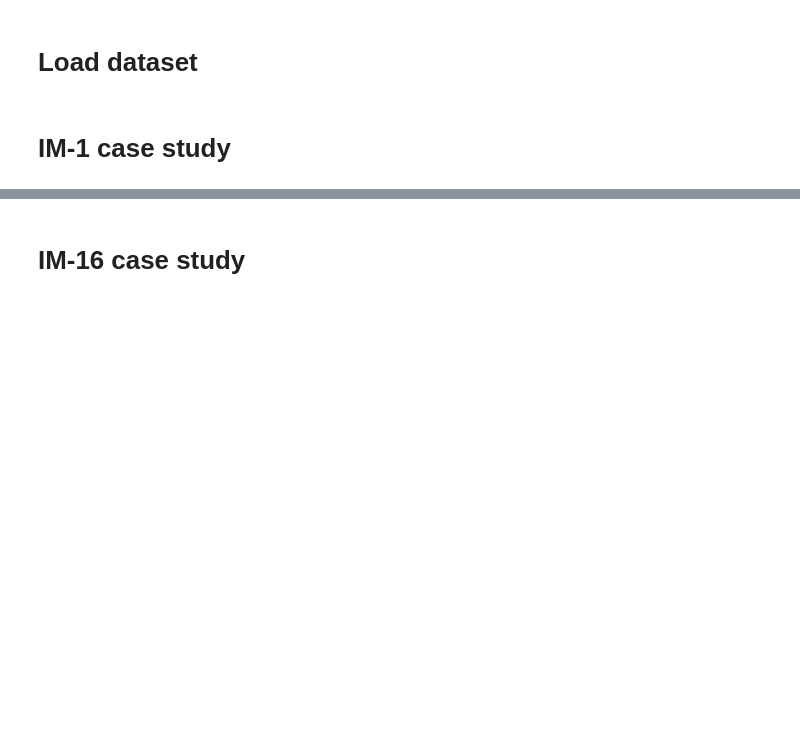
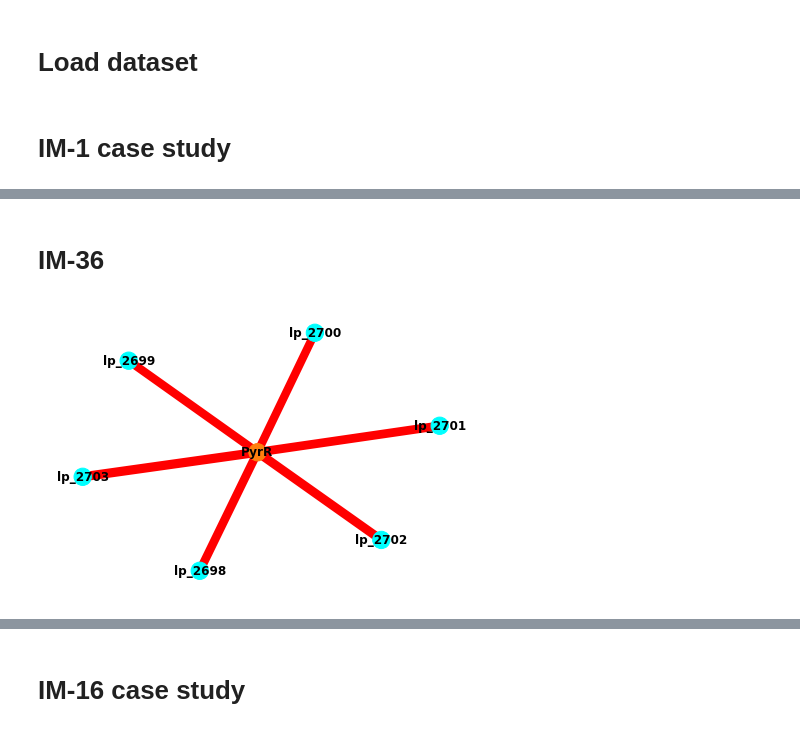
Before and after one commit to SizheQiu/LPiModulons, a Jupyter notebook: workflow/I-modulon_casestudy.ipynb, the cells around one changed output, grey strips where cells are left out. Cells and saved outputs as stored; diff of their text form; code cells hidden in the pictures; blank space fills up the shorter version.

```diff
--- a/workflow/I-modulon_casestudy.ipynb
+++ b/workflow/I-modulon_casestudy.ipynb
@@ -95,0 +115,11 @@ nx.draw(im1_corr,with_labels = True,node_color=nodecolors,font_weight='bold',
+# %% [markdown]
+# IM-36
+# %%
+im36_corr = get_sigcorr('lp_2704', IMs['36'], log_rpkm, 'PyrR' )
+nodecolors = [ im36_corr.nodes.get(v)['color']for v in im36_corr.nodes]
+edgecolors = [im36_corr[u][v]['edgecolor'] for u,v in im36_corr.edges]
+weights = [im36_corr[u][v]['weight'] for u,v in im36_corr.edges]
+nx.draw(im36_corr,with_labels = True,node_color=nodecolors,font_weight='bold',
+            edge_color=edgecolors, width=weights)
+# %% [output]
+[figure, added]
```
Also changed, not shown: parts of 9 cells of this notebook, 3 other files.
